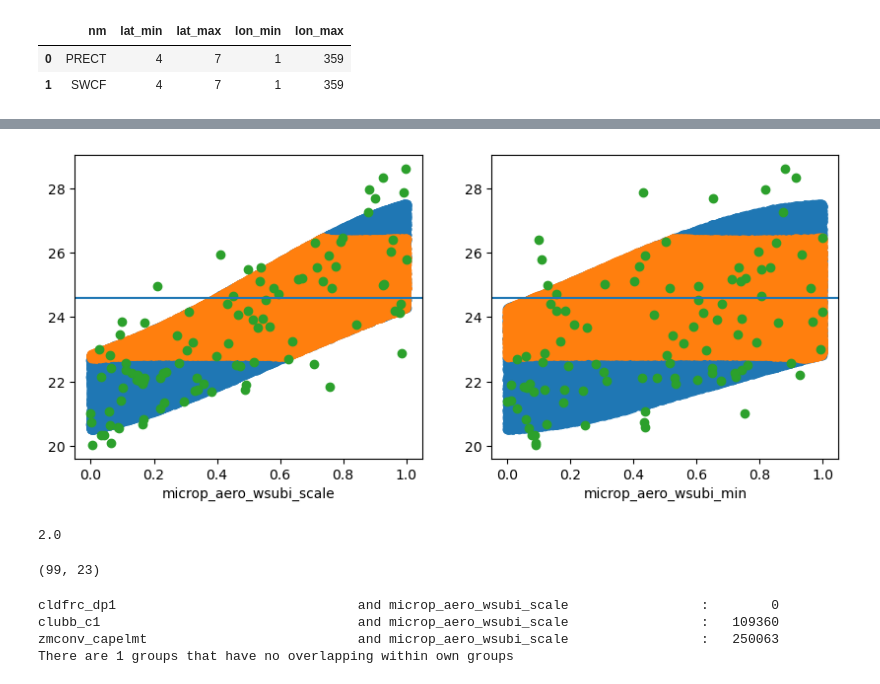
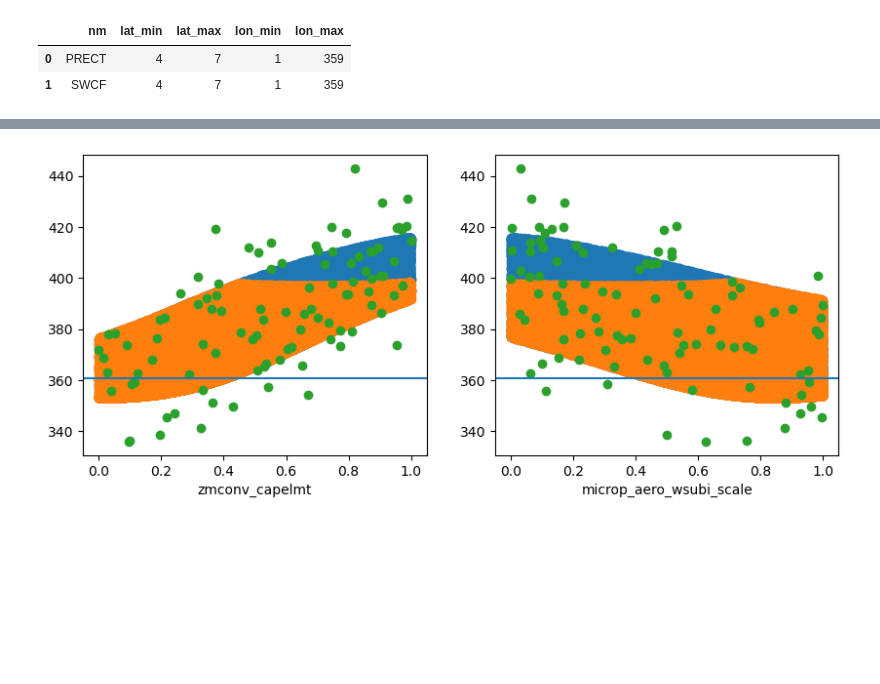
Before and after one commit to yiqioyang/proj2dhullsampler, a Jupyter notebook: notebooks/prepare.ipynb, the cells around one changed output, grey strips where cells are left out. Cells and saved outputs as stored; diff of their text form; code cells hidden in the pictures; blank space fills up the shorter version.

```diff
--- a/notebooks/prepare.ipynb
+++ b/notebooks/prepare.ipynb
@@ -64,2 +64,0 @@ test_case.create_mask(threshold_level=3.0)
-# %%
-test_case.load_mask(threshold_level=2.0)
@@ -84,0 +65,3 @@ test_case.load_mask(threshold_level=2.0)
+# %%
+test_case.load_mask(threshold_level = 1.5)
+test_case.visualize_check('filter_precip099')
@@ -85,12 +70,5 @@ test_case.load_mask(threshold_level=2.0)
 # %%
-test_case.visualize_check('LWCF_zonal_-75to-15')
+test_case.load_mask(threshold_level = 2.5)
+test_case.visualize_check('filter_precip099')
 # %% [output]
-[figure, old version]
+[figure, new version]
-# %%
-test_case.specifications.uncertainty_threshold
-# %% [output]
-2.0
-# %%
-test_case.data_ppe.shape
-# %% [output]
-(99, 23)
@@ -100,8 +74,0 @@ test_case.update_meta()
-# %%
-test_case.group_para_climatology(overlapping_threshold = 10000)
-summary2d = test_case.shuffle_vars()
-# %% [output]
-cldfrc_dp1                               and microp_aero_wsubi_scale                 :        0
-clubb_c1                                 and microp_aero_wsubi_scale                 :   109360
-zmconv_capelmt                           and microp_aero_wsubi_scale                 :   250063
-There are 1 groups that have no overlapping within own groups
```
Also changed, not shown: parts of 11 cells of this notebook.
